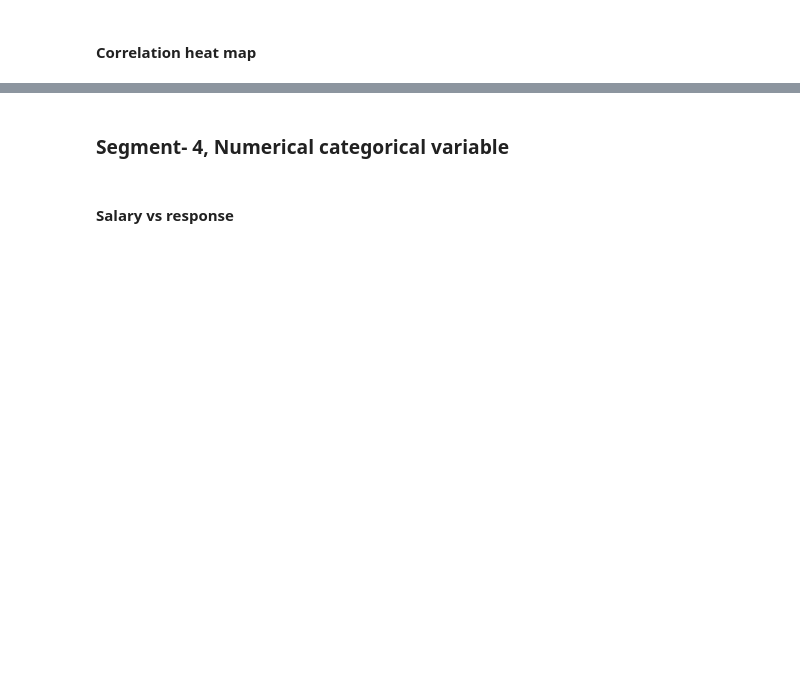
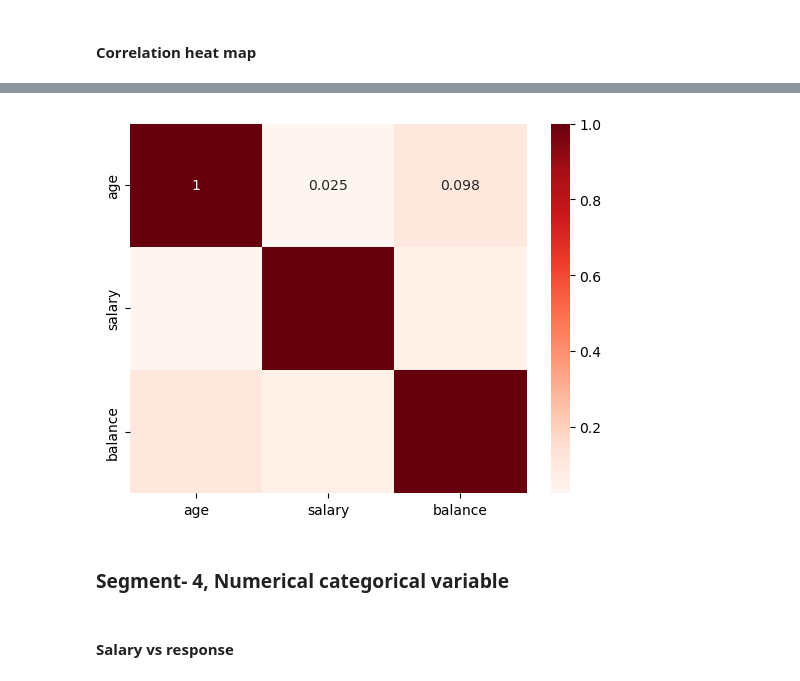
Before and after one commit to Nishanthfiona/DataScience, a Jupyter notebook: Upgrad/Course_1_Datatoolkit/Bank Marketing Case Study EDA/Bank Marketing Campaign EDA NoteBook.ipynb, the cells around one changed output, grey strips where cells are left out. Drawn from its saved outputs; the diff is of its cells as text; code cells hidden in the pictures; blank space fills up the shorter version.

```diff
--- a/Upgrad/Course_1_Datatoolkit/Bank Marketing Case Study EDA/Bank Marketing Campaign EDA NoteBook.ipynb
+++ b/Upgrad/Course_1_Datatoolkit/Bank Marketing Case Study EDA/Bank Marketing Campaign EDA NoteBook.ipynb
@@ -737,5 +792,9 @@ sns.scatterplot(data=inp1,x="balance",y='salary')
 # %%
 #plot the correlation matrix of salary, balance and age in inp1 dataframe.
+sns.heatmap(inp1[["age","salary","balance"]].corr(),annot=True,cmap='Reds')
+plt.show()
+# %% [output]
+[figure, added]
 # %% [markdown]
 ### Segment- 4, Numerical categorical variable
 # %% [markdown]
```
Also changed, not shown: parts of 27 cells of this notebook.
